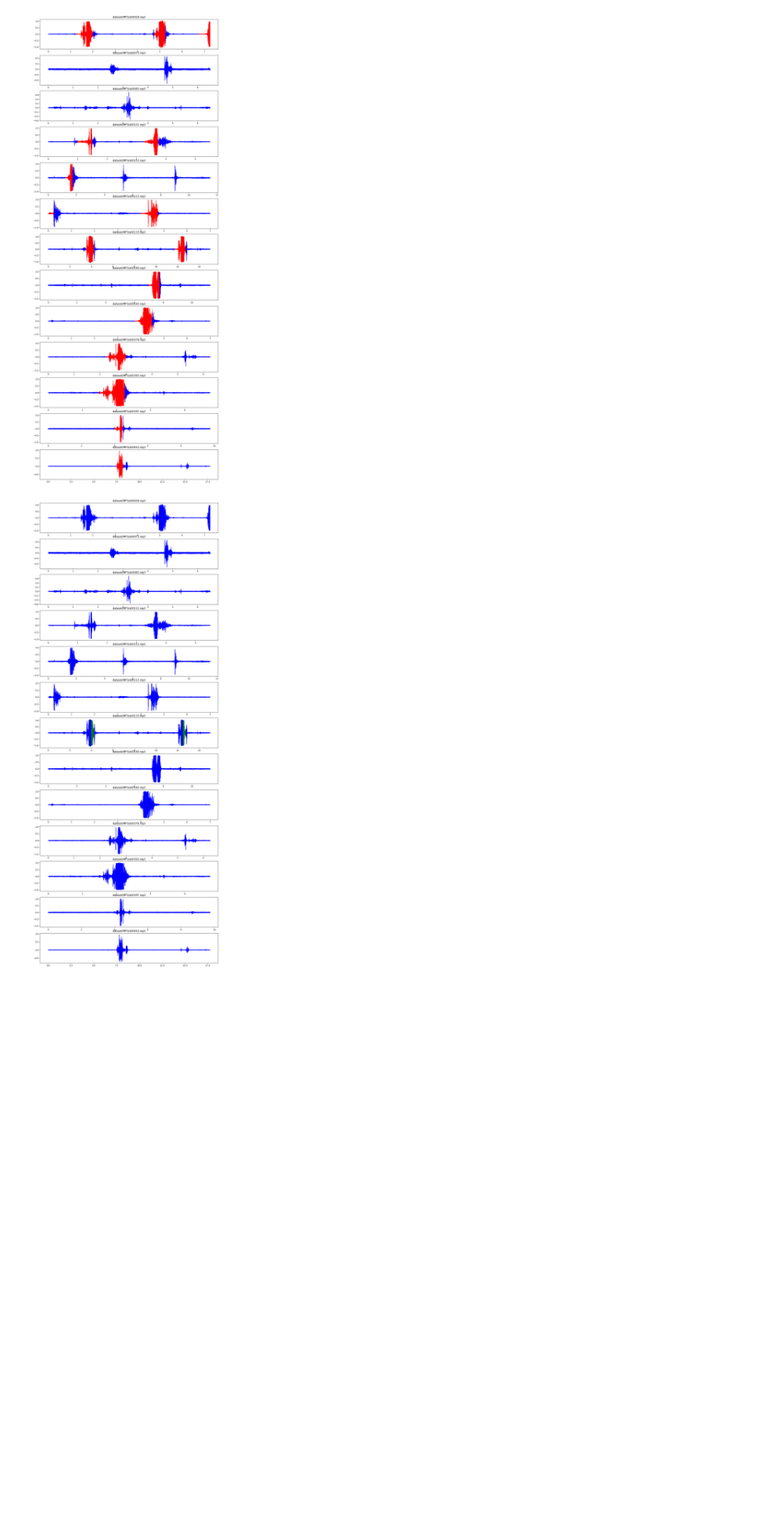
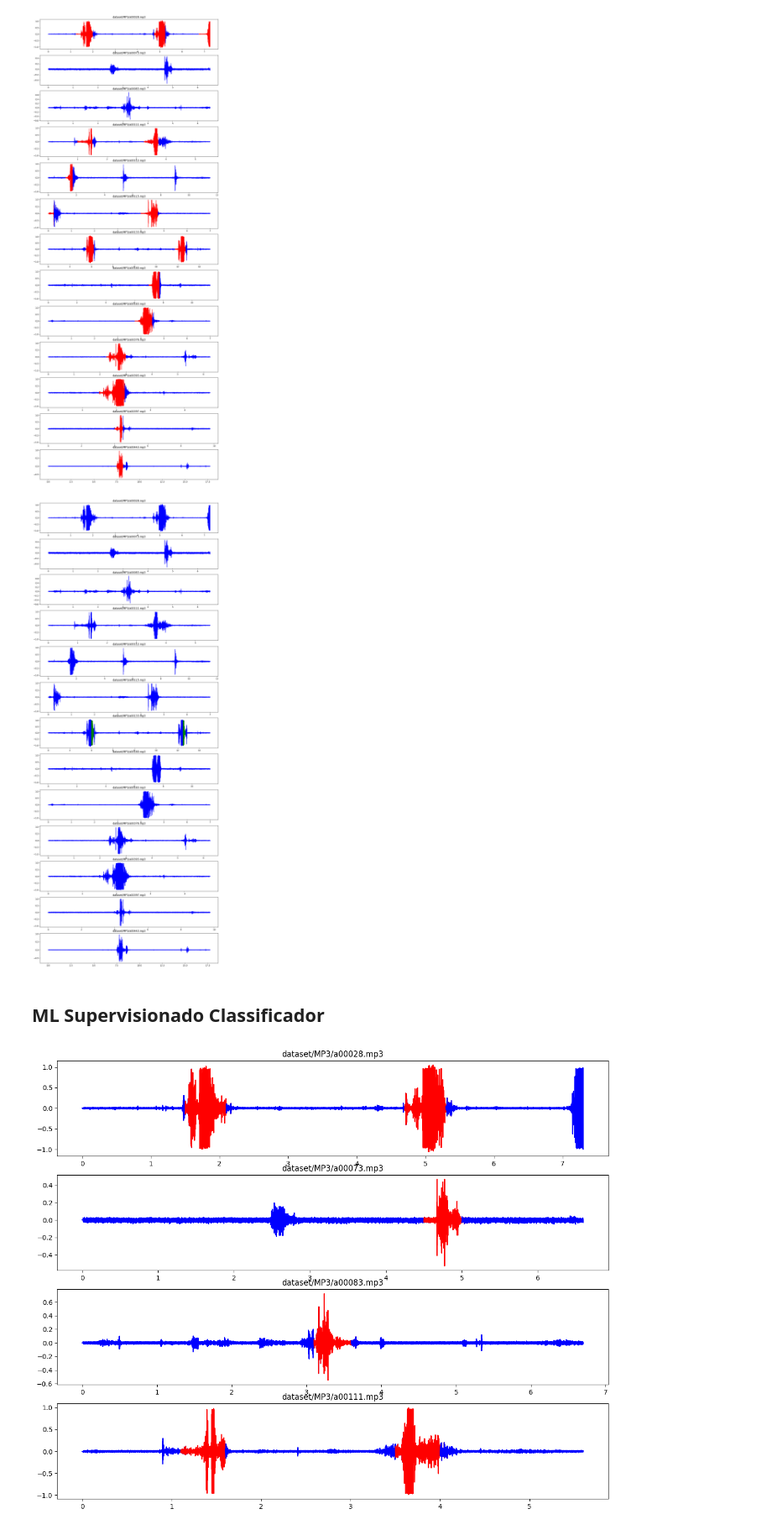
Before and after one commit to valerio-unifei/ECOM09A, a Jupyter notebook: 2024-1/Atividade1/Etapa4_v01.ipynb, the cells around one changed output. Shown at 84% size. Cells and saved outputs as stored; diff of their text form; code cells hidden in the pictures; blank space fills up the shorter version.

Commit message:
Com Supervisionado

```diff
--- a/2024-1/Atividade1/Etapa4_v01.ipynb
+++ b/2024-1/Atividade1/Etapa4_v01.ipynb
@@ -161,3 +166,50 @@ for i, linha in enumerate(dados):
 plt.show()
 # %% [output]
 [figure]
+# %% [markdown]
+## ML Supervisionado Classificador
+# %%
+tutor = [
+{"nome":"a00028", "d":[(1.5, 2.2), (4.7, 5.4)]},
+{"nome":"a00073", "d":[(4.5, 5.1)]},
+{"nome":"a00083", "d":[(3.1, 3.7)]},
+{"nome":"a00111", "d":[(1.1, 1.7),(3.5,4.1)]},
+]
+# %%
+dados = []
+for t in tqdm(tutor):
+    nome = t['nome']
+    nome = f'dataset\MP3\{nome}.mp3'
+    y, sr = librosa.load(nome)
+    x = np.arange(len(y))/sr
+
+    janela = int(0.2 * sr)
+    passo = int(0.1 * sr)
+
+    linha = []
+    for i in range(0, len(y), int(passo)):
+        max = i + janela
+        if max > len(y):
+            break
+        xp = x[i:max]
+        yp = y[i:max]
+        k = 0
+        for ini, fim in t['d']:
+            if xp[0]>=ini and xp[-1]<=fim:
+                k = 1
+                break
+
+        linha.append((xp, yp, k))
+
+    dados.append(linha)
+
+fig, ax = plt.subplots(len(dados), 1, figsize=(15, 3*len(dados)))
+n=-1
+for i, linha in enumerate(dados):
+    ax[i].set_title(bons[i])
+    for x, y, k in linha:
+        n+=1
+        ax[i].plot(x, y, color='red' if k == 1 else 'blue')
+plt.show()
+# %% [output]
+[figure, added]
```
Also changed, not shown: parts of 3 cells of this notebook.
